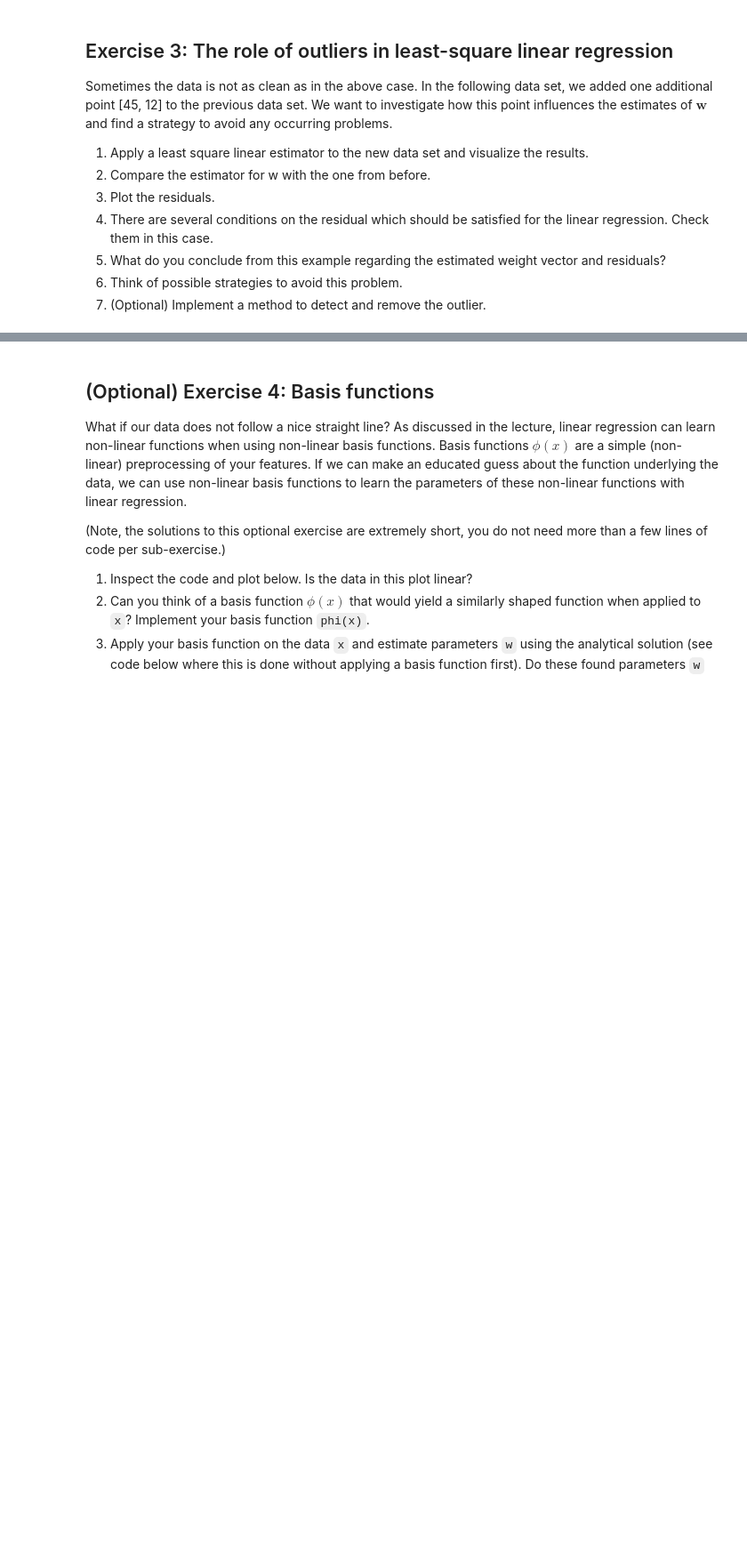
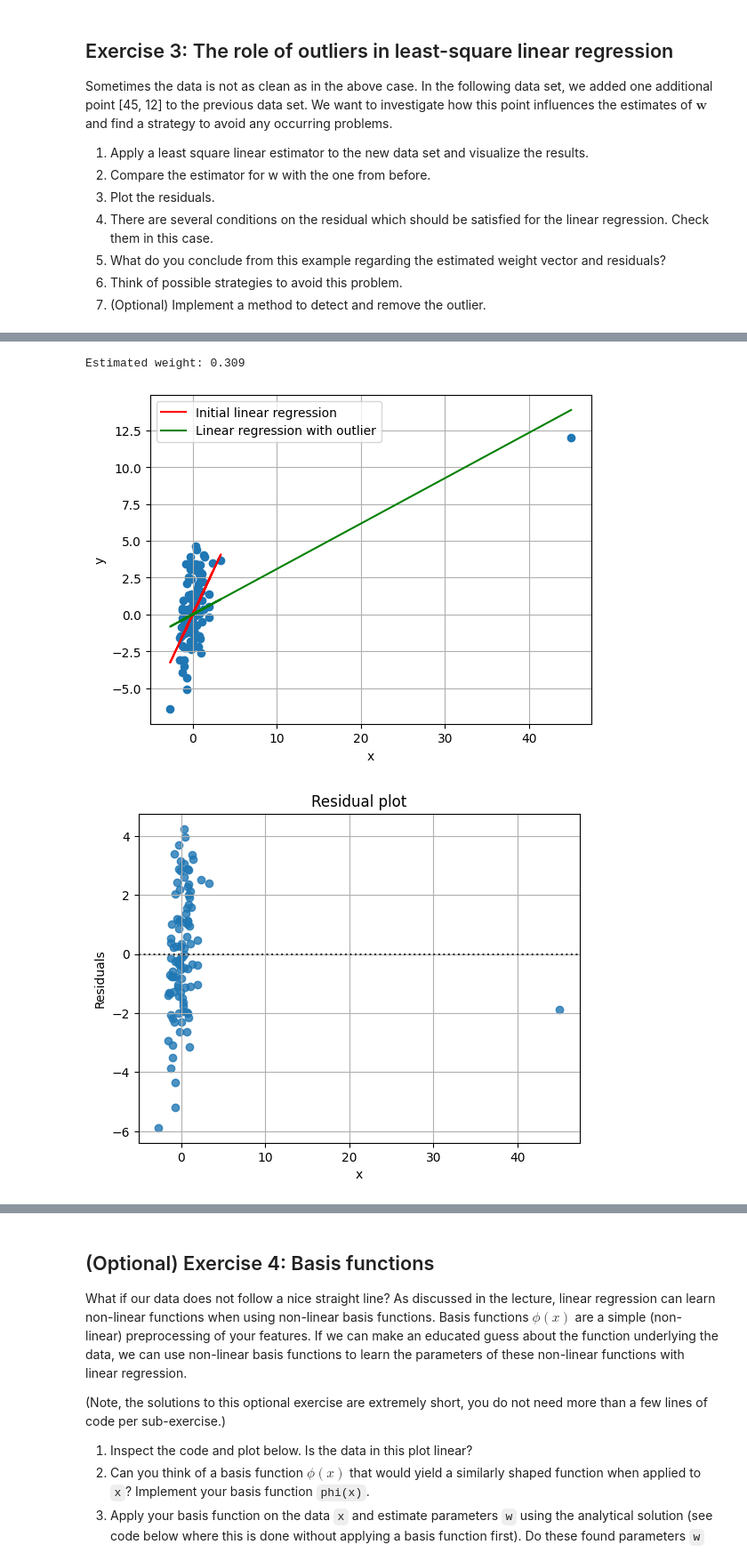
Before and after one commit to pschristodoulou/BCI_course, a Jupyter notebook: Assignments/Assignment10/assignment_10_linear_regression.ipynb, the cells around one changed output, grey strips where cells are left out. Shown at 89% size. Saved outputs shown, nothing was run; the diff lists cells and outputs as text; code cells hidden in the pictures; blank space fills up the shorter version.

```diff
--- a/Assignments/Assignment10/assignment_10_linear_regression.ipynb
+++ b/Assignments/Assignment10/assignment_10_linear_regression.ipynb
@@ -116,0 +197,31 @@ plt.ylabel("y")
+# %%
+# Answer here
+w_out = np.linalg.lstsq(X_, y_, rcond = None)[0].squeeze()  # with outliers
+print("Estimated weight: {:.3f}".format(w_out))
+
+y_out = w_out * X_
+res_out = y_ - y_out
+# mse = np.mean(residuals**2)
+
+plt.figure()
+plt.scatter(X_, y_)
+plt.plot(X, y_est, '-r', label='Initial linear regression')
+plt.plot(X_, y_out, '-g', label='Linear regression with outlier')
+plt.grid()
+plt.xlabel("x")
+plt.ylabel("y")
+plt.legend()
+plt.show()
+
+# Exercise 1.4
+plt.figure()
+sns.residplot(x=X_.squeeze(), y=res_out.squeeze())
+plt.xlabel("x")
+plt.ylabel("Residuals")
+plt.title("Residual plot")
+plt.grid()
+plt.show()
+# %% [output]
+Estimated weight: 0.309
+[figure, added]
+[figure, added]
```
Also changed, not shown: parts of 14 cells of this notebook, 10 other files.
